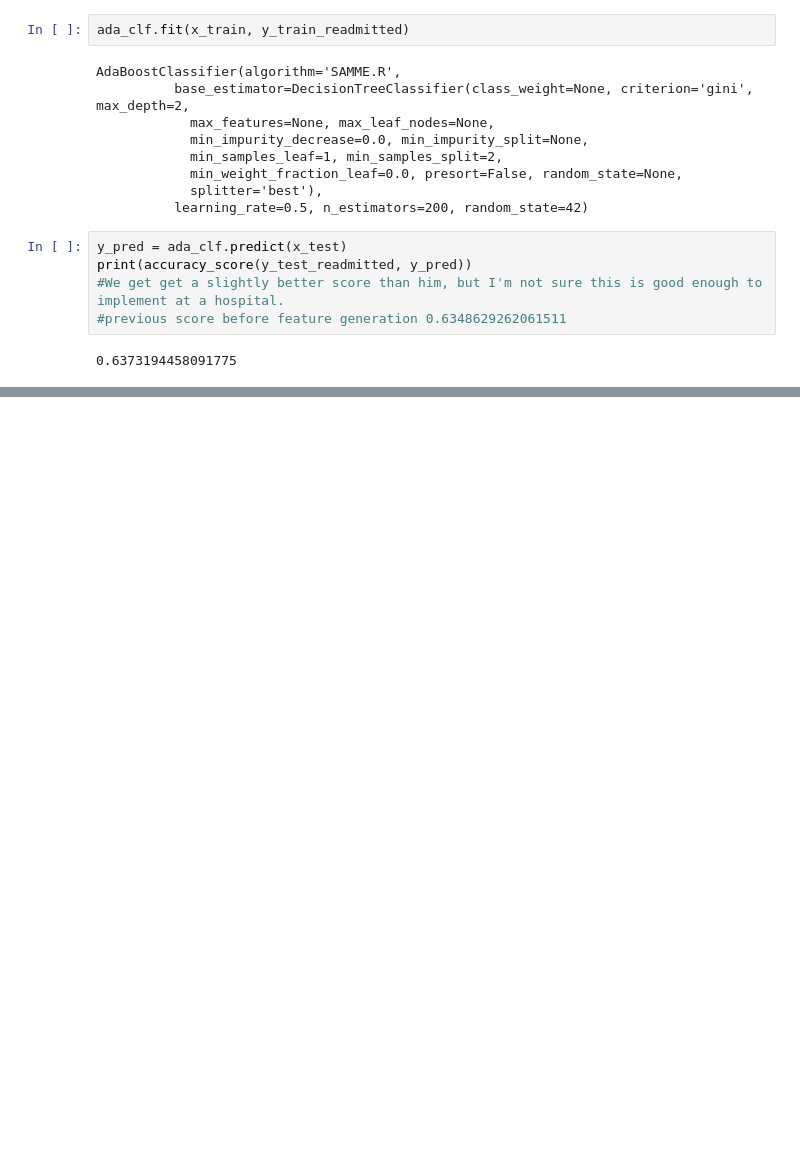
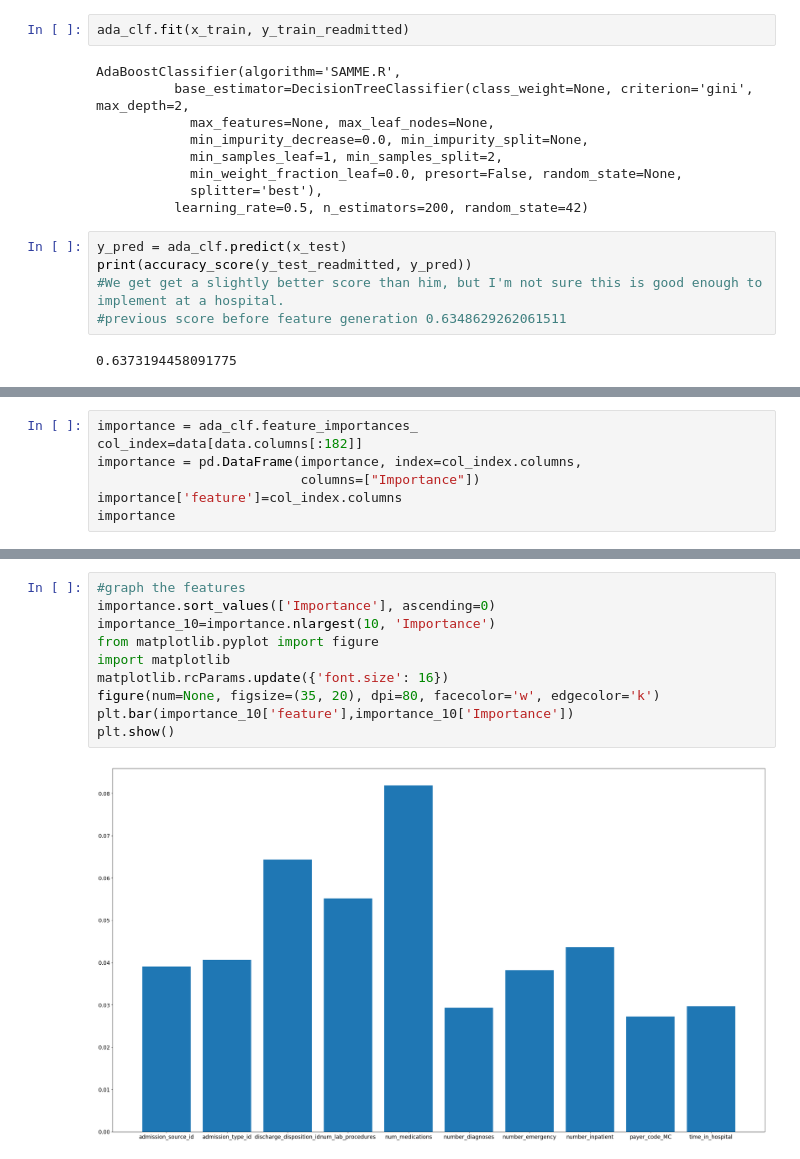
Before and after one commit to tommycon/Diabetes-Readmission-Prediction, a Jupyter notebook: Diabetes Readmission Prediction.ipynb, the cells around one changed output, grey strips where cells are left out. Cells and saved outputs as stored; diff of their text form; blank space fills up the shorter version.

```diff
--- a/Diabetes Readmission Prediction.ipynb
+++ b/Diabetes Readmission Prediction.ipynb
@@ -434,0 +417,7 @@ array([[8051, 2901],
+# %%
+importance = ada_clf.feature_importances_
+col_index=data[data.columns[:182]]
+importance = pd.DataFrame(importance, index=col_index.columns,
+                          columns=["Importance"])
+importance['feature']=col_index.columns
+importance
@@ -434,0 +443,12 @@ array([[8051, 2901],
+# %%
+#graph the features
+importance.sort_values(['Importance'], ascending=0)
+importance_10=importance.nlargest(10, 'Importance')
+from matplotlib.pyplot import figure
+import matplotlib
+matplotlib.rcParams.update({'font.size': 16})
+figure(num=None, figsize=(35, 20), dpi=80, facecolor='w', edgecolor='k')
+plt.bar(importance_10['feature'],importance_10['Importance'])
+plt.show()
+# %% [output]
+[figure, added]
```
Also changed, not shown: parts of 25 cells of this notebook.
